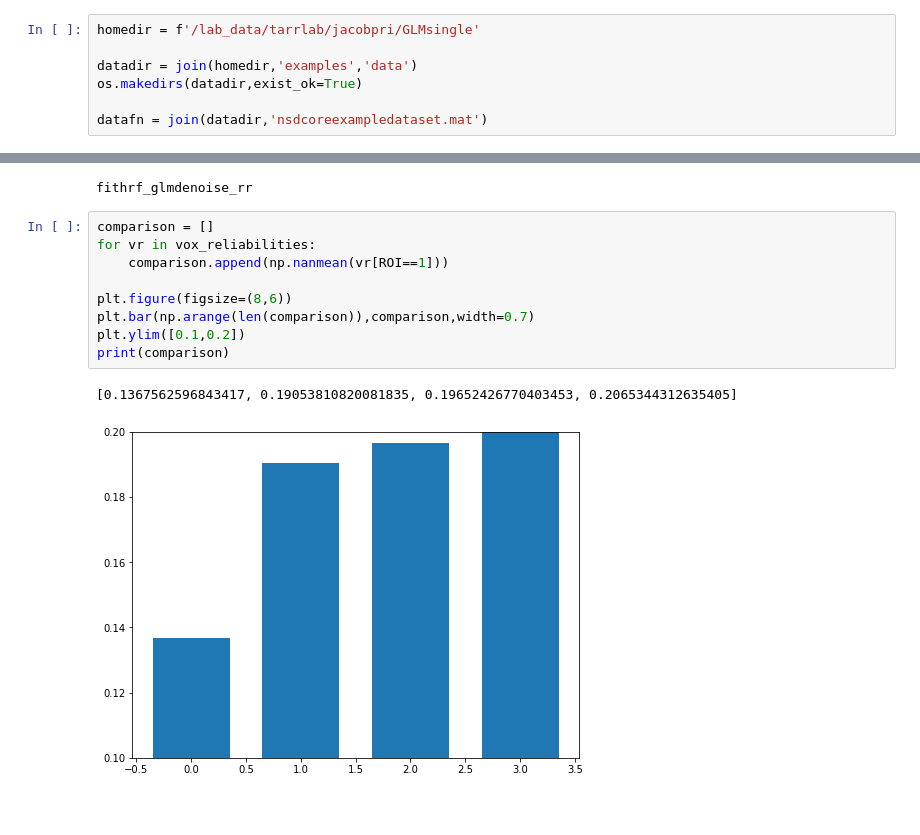
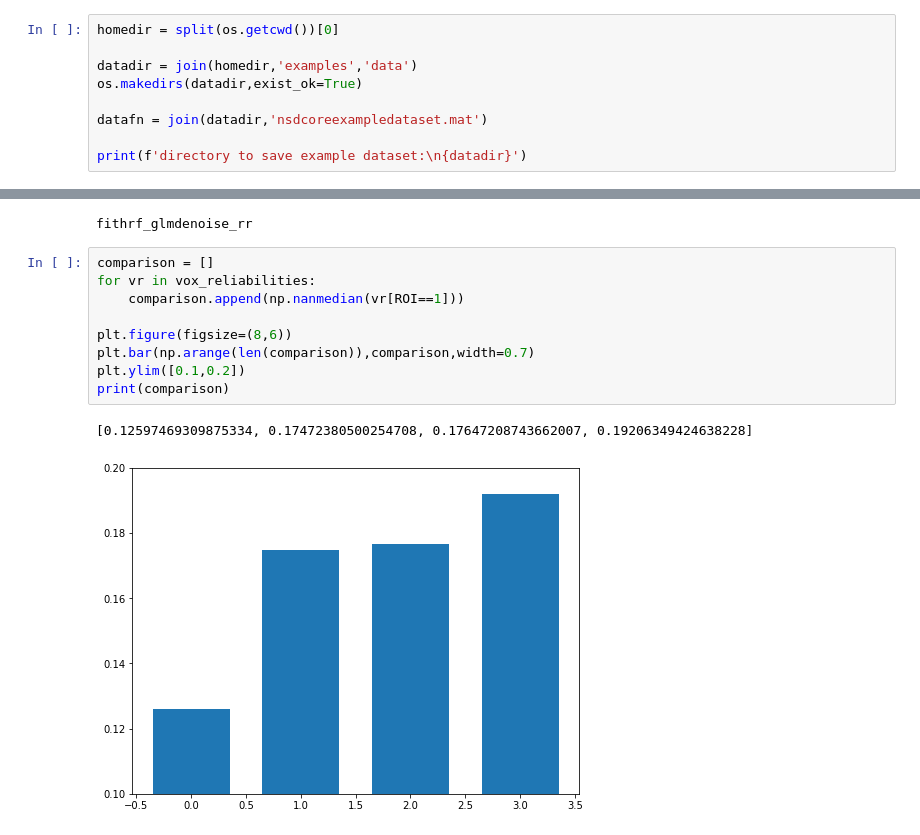
Before and after one commit to cvnlab/GLMsingle, a Jupyter notebook: examples/example1.ipynb, the cells around one changed output, grey strips where cells are left out. Drawn from its saved outputs; the diff is of its cells as text.

```diff
--- a/examples/example1.ipynb
+++ b/examples/example1.ipynb
@@ -24,9 +25,11 @@ from glmsingle.glmsingle import GLM_single
 # %% [markdown]
 # Step 1: load fMRI dataset
 # %%
-homedir = f'/lab_data/tarrlab/jacobpri/GLMsingle'
+homedir = split(os.getcwd())[0]
 
 datadir = join(homedir,'examples','data')
 os.makedirs(datadir,exist_ok=True)
 
 datafn = join(datadir,'nsdcoreexampledataset.mat')
+
+print(f'directory to save example dataset:\n{datadir}')
@@ -310,12 +412,12 @@ fithrf_glmdenoise_rr
 # %%
 comparison = []
 for vr in vox_reliabilities:
-    comparison.append(np.nanmean(vr[ROI==1]))
+    comparison.append(np.nanmedian(vr[ROI==1]))
 
 plt.figure(figsize=(8,6))
 plt.bar(np.arange(len(comparison)),comparison,width=0.7)
 plt.ylim([0.1,0.2])
 print(comparison)
 # %% [output]
-[0.1367562596843417, 0.19053810820081835, 0.19652426770403453, 0.2065344312635405]
+[0.12597469309875334, 0.17472380500254708, 0.17647208743662007, 0.19206349424638228]
-[figure, old version]
+[figure, new version]
```
Also changed, not shown: parts of 20 cells of this notebook.
